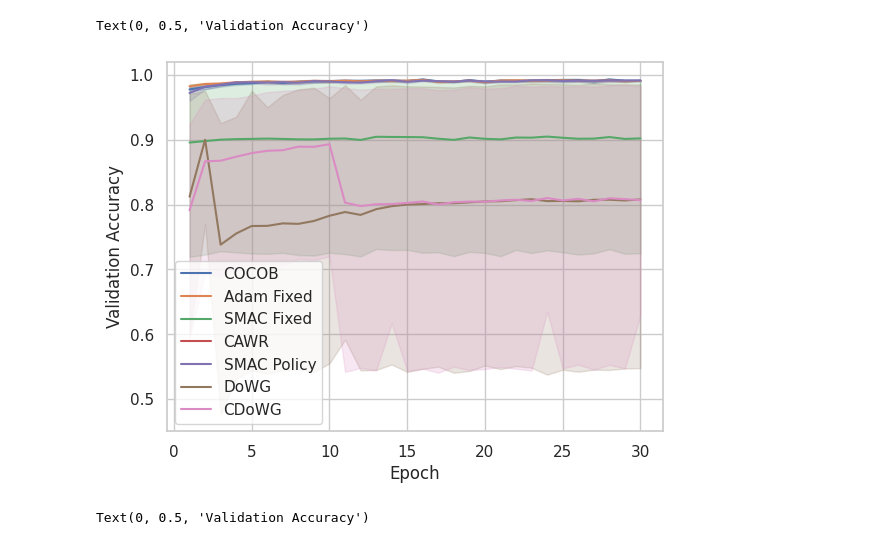
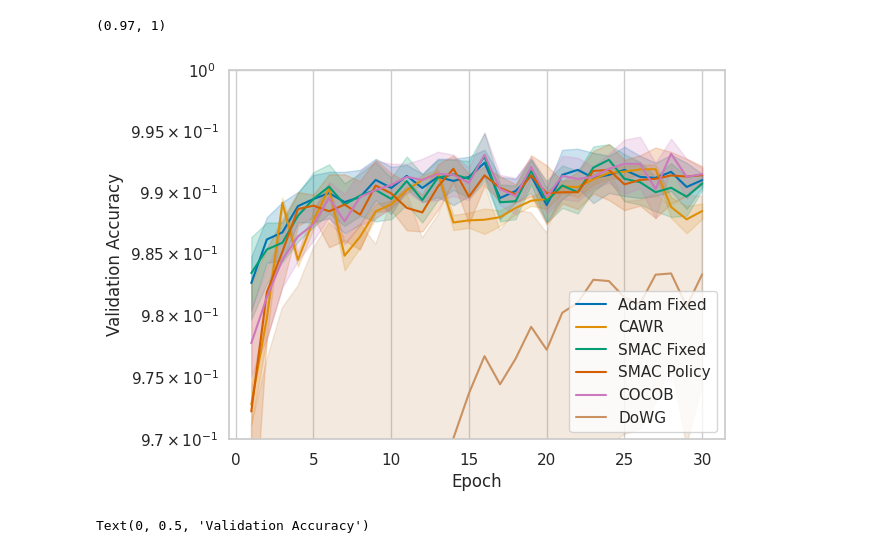
Before and after one commit to MichaHenh/Revisiting_LR_Control, a Jupyter notebook: ba_parameter_free_dac/plotting_mnist.ipynb, the cells around one changed output. Cells and saved outputs as stored; diff of their text form; code cells hidden in the pictures.

```diff
--- a/ba_parameter_free_dac/plotting_mnist.ipynb
+++ b/ba_parameter_free_dac/plotting_mnist.ipynb
@@ -36,6 +38,8 @@ def toChunkedDataFrame(glob_path, col_name, col_index, chunk_size):
     return result_df
 
 sns.set_style('whitegrid')
+palette = sns.color_palette("colorblind")
+sns.set_palette(palette)
 # %%
 
 cocob_tl = toDataFrame('./results_cluster/results/COCOB_mnist/*/CustomTrackingWrapper.jsonl', 'training_losses', 3)
@@ -85,27 +89,28 @@ Text(0, 0.5, 'Validation Loss')
 # %%
 
 cocob_va = toDataFrame('./results_cluster/results/COCOB_mnist/*/CustomTrackingWrapper.jsonl', 'validation_accuracies', 6)
 adam_fixed_va = toDataFrame('./results_cluster/results/Adam_fixed_mnist/*/CustomTrackingWrapper.jsonl', 'validation_accuracies', 6)
 smac_fixed_va = toDataFrame('./results_cluster/results/SMAC_fixed_mnist/*/CustomTrackingWrapper.jsonl', 'validation_accuracies', 6)
-cawr_va = toChunkedDataFrame('./results_cluster/results/CAWR_mnist/*/CustomTrackingWrapper.jsonl', 'validation_accuracies', 6, 30)
+cawr_va = toDataFrame('./results_cluster/results/CAWR_mnist/*/CustomTrackingWrapper.jsonl', 'validation_accuracies', 6)
 smac_policy_va = toDataFrame('./results_cluster/results/smacpolicy_mnist/*/CustomTrackingWrapper.jsonl', 'validation_accuracies', 6)
 stormplus_va = toDataFrame('./results_cluster/results/STORMplus_mnist/*/CustomTrackingWrapper.jsonl', 'validation_accuracies', 6)
 dowg_va = toDataFrame('./results_cluster/results/DoWG_mnist/*/CustomTrackingWrapper.jsonl', 'validation_accuracies', 6)
 cdowg_va = toDataFrame('./results_cluster/results/CDoWG_mnist/*/CustomTrackingWrapper.jsonl', 'validation_accuracies', 6)
+
+sns.lineplot(data=adam_fixed_va, x='epoch', y='value', label='Adam Fixed')
+sns.lineplot(data=cawr_va, x='epoch', y='value', label='CAWR')
+sns.lineplot(data=smac_fixed_va, x='epoch', y='value', label='SMAC Fixed')
+sns.lineplot(data=smac_policy_va, x='epoch', y='value', label='SMAC Policy')
 sns.lineplot(data=cocob_va, x='epoch', y='value', label='COCOB')
-sns.lineplot(data=adam_fixed_va, x='epoch', y='value', label='Adam Fixed')
-sns.lineplot(data=smac_fixed_va, x='epoch', y='value', label='SMAC Fixed')
-sns.lineplot(data=cawr_va, x='epoch', y='value', label='CAWR')
-sns.lineplot(data=smac_policy_va, x='epoch', y='value', label='SMAC Policy')
 sns.lineplot(data=dowg_va, x='epoch', y='value', label='DoWG')
-sns.lineplot(data=cdowg_va, x='epoch', y='value', label='CDoWG')
+# sns.lineplot(data=cdowg_va, x='epoch', y='value', label='CDoWG')
 plt.xlabel('Epoch')
 plt.ylabel('Validation Accuracy')
-# plt.yscale('log')
-# plt.ylim(0.97, 1)
+plt.yscale('log')
+plt.ylim(0.97, 1)
 # %% [output]
-Text(0, 0.5, 'Validation Accuracy')
+(0.97, 1)
-[figure, old version]
+[figure, new version]
 # %%
 
 cocob_elr = toDataFrame('./results_cluster/results/COCOB_mnist/0/CustomTrackingWrapper.jsonl', 'effective_lrs', 9)
```
Also changed, not shown: parts of 3 cells of this notebook, 4 other files.
